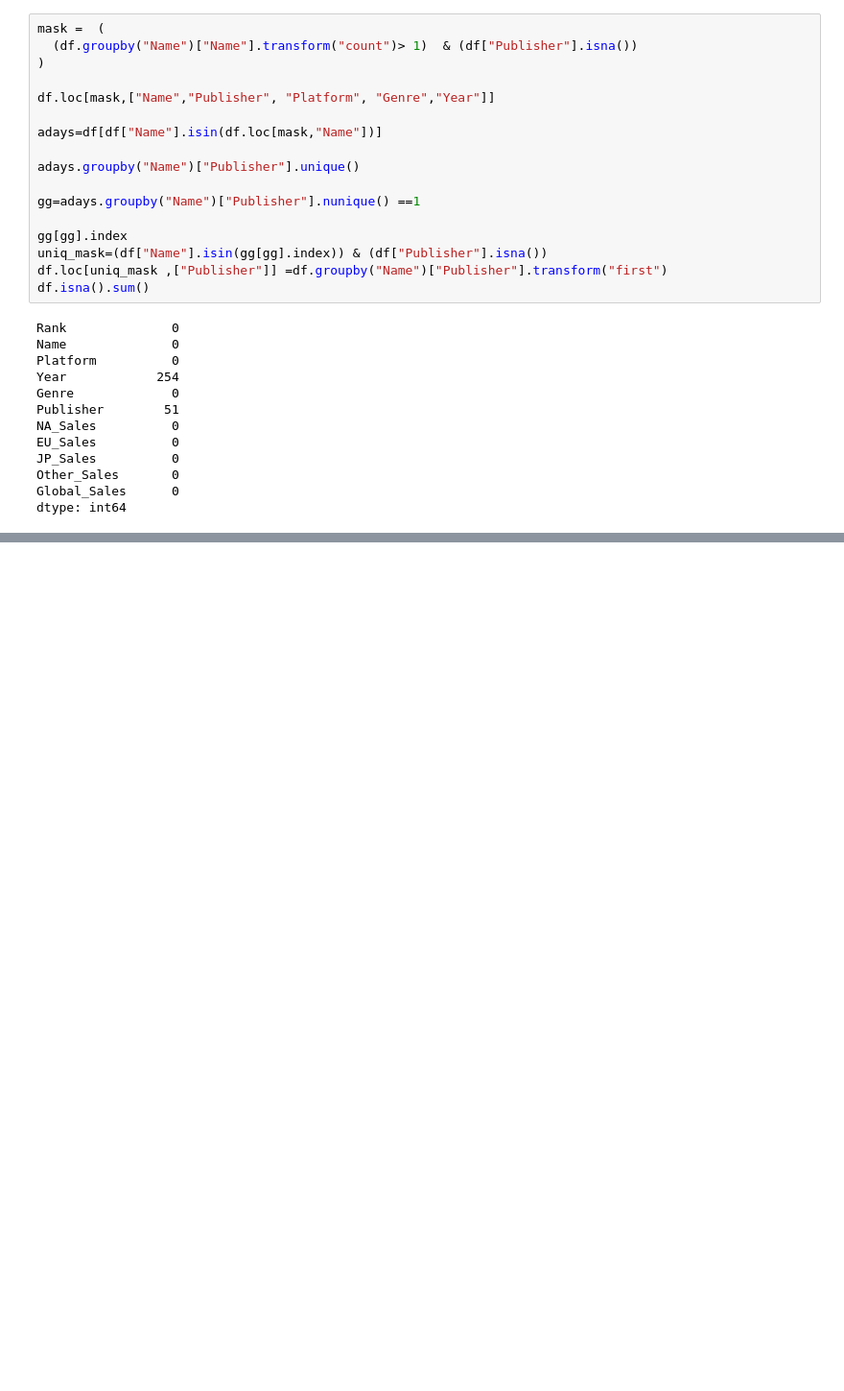
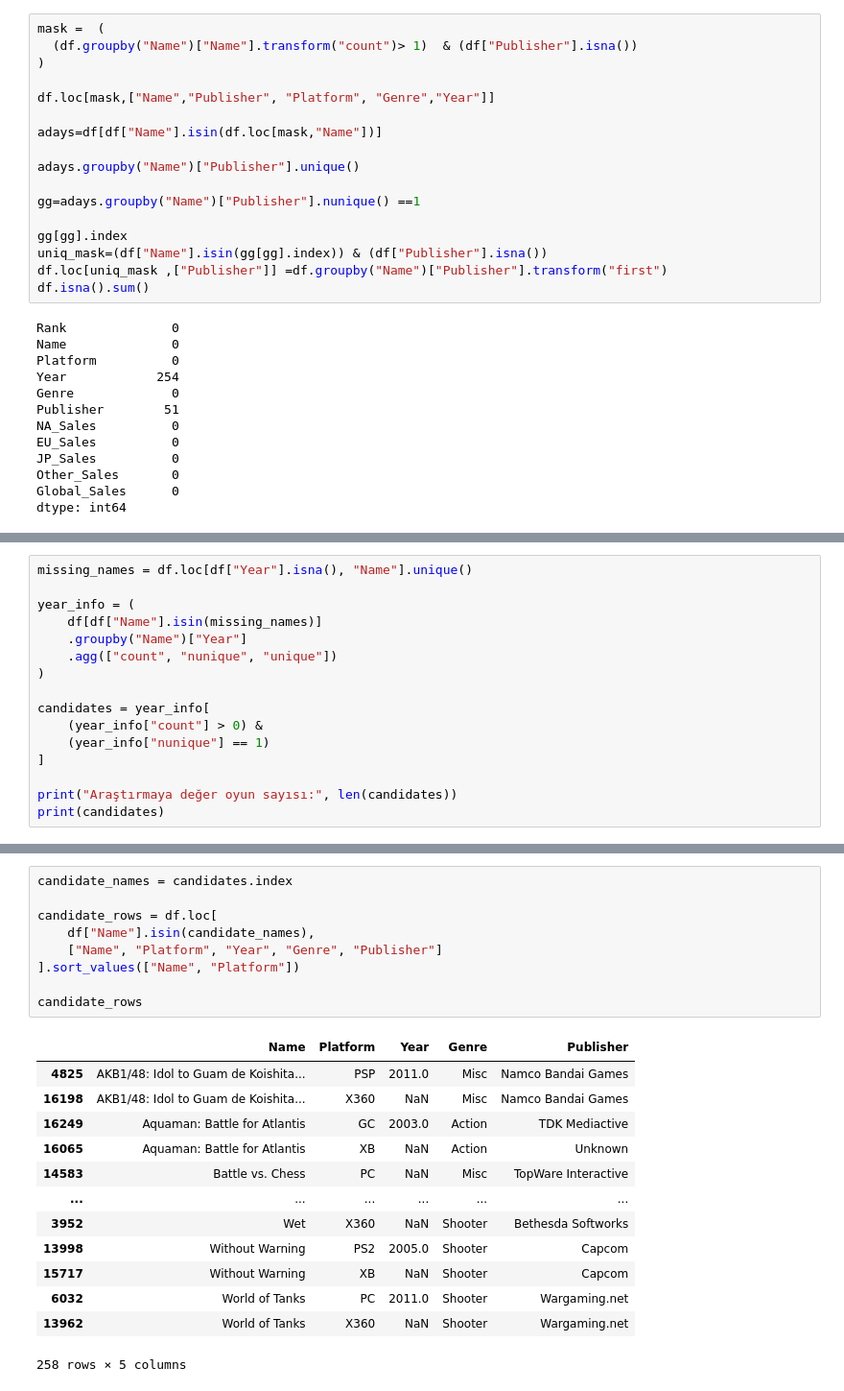
Before and after one commit to BerkOzerr/video_game_sales, a Jupyter notebook: video_game_sales.ipynb, the cells around one changed output, grey strips where cells are left out. Shown at 96% size. Drawn from its saved outputs; the diff is of its cells as text; blank space fills up the shorter version.

```diff
--- a/video_game_sales.ipynb
+++ b/video_game_sales.ipynb
@@ -181,0 +279,16 @@ dtype: int64
+# %%
+missing_names = df.loc[df["Year"].isna(), "Name"].unique()
+
+year_info = (
+    df[df["Name"].isin(missing_names)]
+    .groupby("Name")["Year"]
+    .agg(["count", "nunique", "unique"])
+)
+
+candidates = year_info[
+    (year_info["count"] > 0) &
+    (year_info["nunique"] == 1)
+]
+
+print("Araştırmaya değer oyun sayısı:", len(candidates))
+print(candidates)
@@ -181,0 +312,23 @@ dtype: int64
+# %%
+candidate_names = candidates.index
+
+candidate_rows = df.loc[
+    df["Name"].isin(candidate_names),
+    ["Name", "Platform", "Year", "Genre", "Publisher"]
+].sort_values(["Name", "Platform"])
+
+candidate_rows
+# %% [output]
+|  | Name | Platform | Year | Genre | Publisher |
+| 4825 | AKB1/48: Idol to Guam de Koishita... | PSP | 2011.0 | Misc | Namco Bandai Games |
+| 16198 | AKB1/48: Idol to Guam de Koishita... | X360 | NaN | Misc | Namco Bandai Games |
+| 16249 | Aquaman: Battle for Atlantis | GC | 2003.0 | Action | TDK Mediactive |
+| 16065 | Aquaman: Battle for Atlantis | XB | NaN | Action | Unknown |
+| 14583 | Battle vs. Chess | PC | NaN | Misc | TopWare Interactive |
+| ... | ... | ... | ... | ... | ... |
+| 3952 | Wet | X360 | NaN | Shooter | Bethesda Softworks |
+| 13998 | Without Warning | PS2 | 2005.0 | Shooter | Capcom |
+| 15717 | Without Warning | XB | NaN | Shooter | Capcom |
+| 6032 | World of Tanks | PC | 2011.0 | Shooter | Wargaming.net |
+| 13962 | World of Tanks | X360 | NaN | Shooter | Wargaming.net |
+258 rows × 5 columns
```
Also changed, not shown: parts of 11 cells of this notebook.
